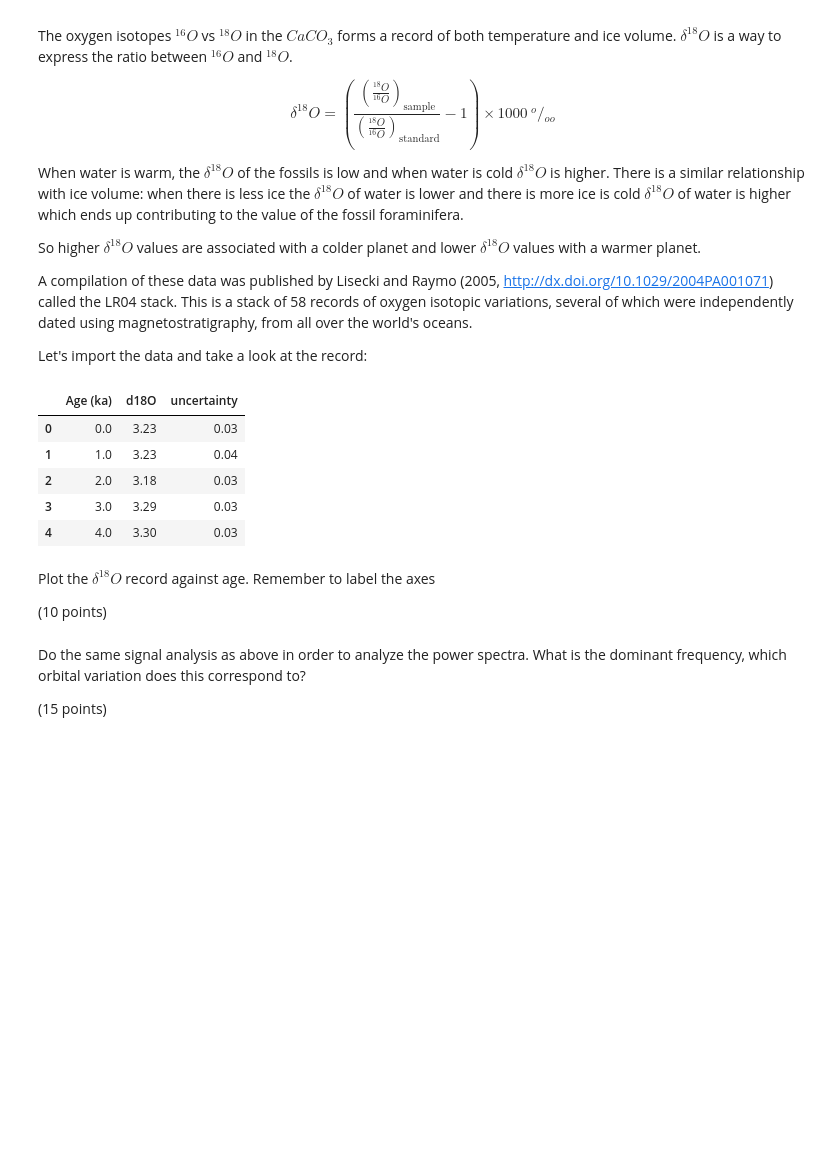
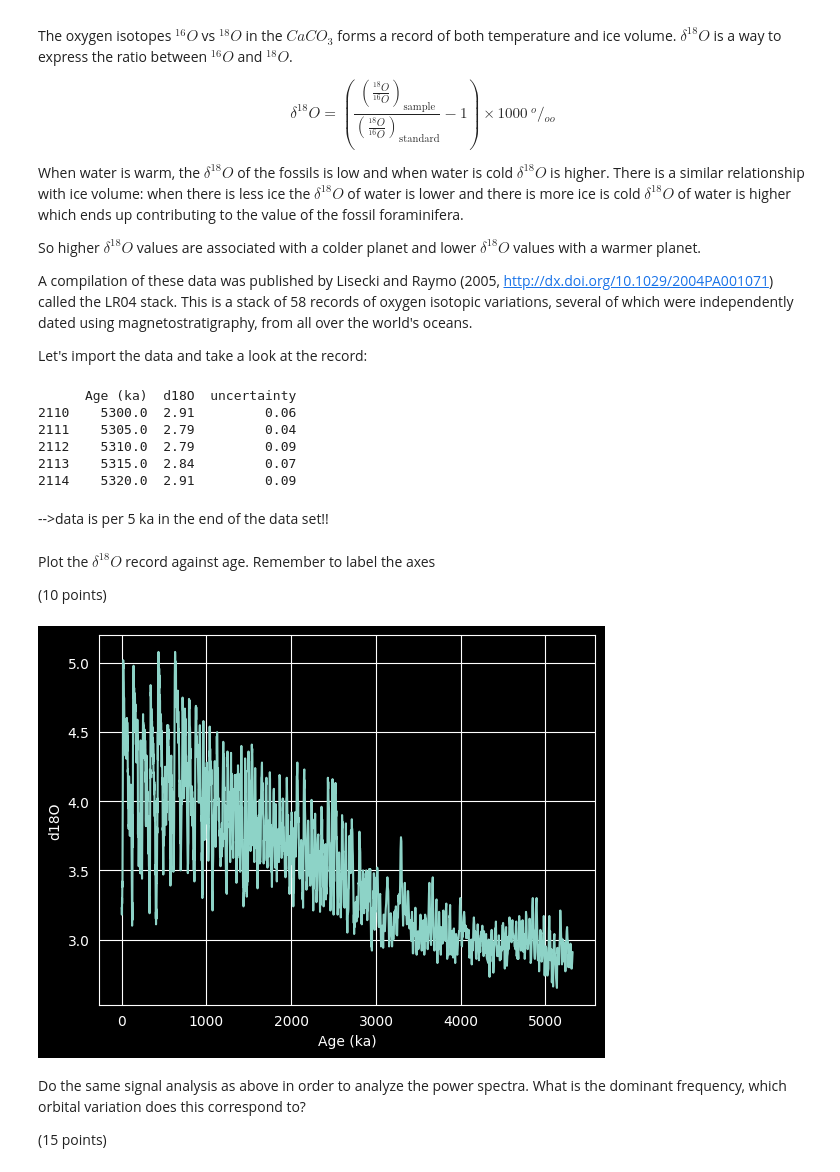
Before and after one commit to ItsukiKigoshi/EPS88_Gleeson, a Jupyter notebook: Week 6 - glacial_cycles.ipynb, the cells around one changed output. Saved outputs shown, nothing was run; the diff lists cells and outputs as text; code cells hidden in the pictures; blank space fills up the shorter version.

```diff
--- a/Week 6 - glacial_cycles.ipynb
+++ b/Week 6 - glacial_cycles.ipynb
@@ -314,18 +353,28 @@ A compilation of these data was published by Lisecki and Raymo (2005, http://dx.
 Let's import the data and take a look at the record:
 # %%
 LR04_d18O = pd.read_csv('./data/LR04stack.csv')
-LR04_d18O.head()
+print(LR04_d18O.tail())
 # %% [output]
-|  | Age (ka) | d18O | uncertainty |
-| 0 | 0.0 | 3.23 | 0.03 |
-| 1 | 1.0 | 3.23 | 0.04 |
-| 2 | 2.0 | 3.18 | 0.03 |
-| 3 | 3.0 | 3.29 | 0.03 |
-| 4 | 4.0 | 3.30 | 0.03 |
+      Age (ka)  d18O  uncertainty
+2110    5300.0  2.91         0.06
+2111    5305.0  2.79         0.04
+2112    5310.0  2.79         0.09
+2113    5315.0  2.84         0.07
+2114    5320.0  2.91         0.09
+# %% [markdown]
+-->data is per 5 ka in the end of the data set!!
 # %% [markdown]
 Plot the $\delta ^{18}O$ record against age. Remember to label the axes
 
 (10 points)
+# %%
+plt.figure()
+plt.plot(LR04_d18O["Age (ka)"], LR04_d18O["d18O"], label='LR04')
+plt.xlabel('Age (ka)')
+plt.ylabel('d18O')
+plt.show()
+# %% [output]
+[figure, added]
 # %% [markdown]
 Do the same signal analysis as above in order to analyze the power spectra. What is the dominant frequency, which orbital variation does this correspond to?
 
```
Also changed, not shown: parts of 11 cells of this notebook.
